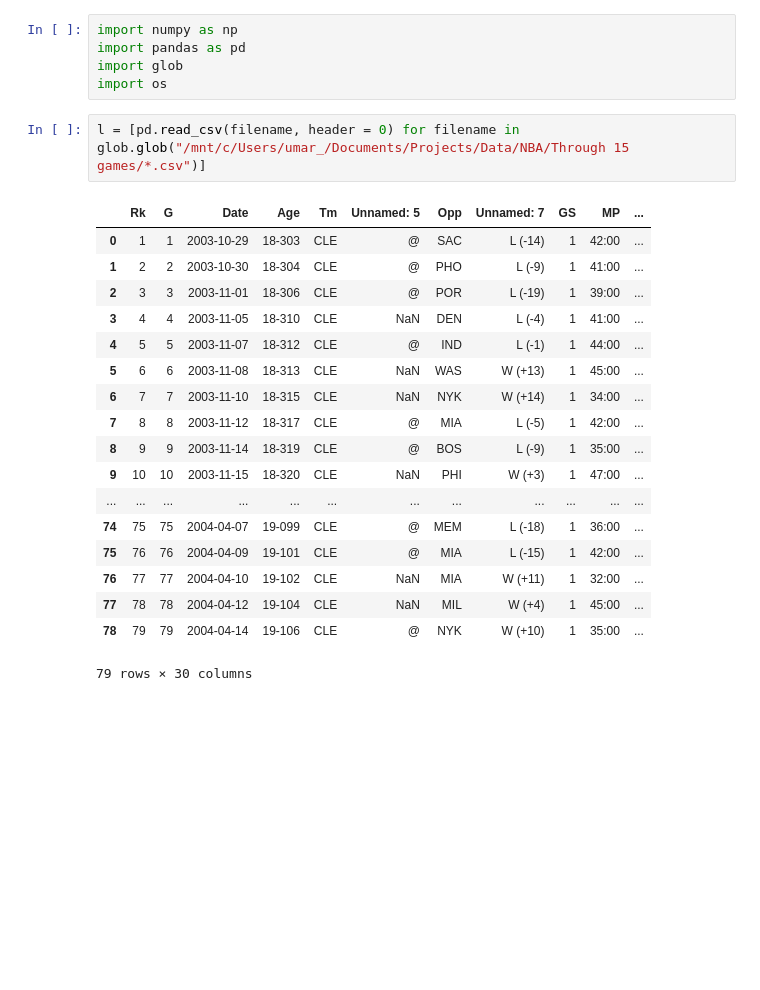
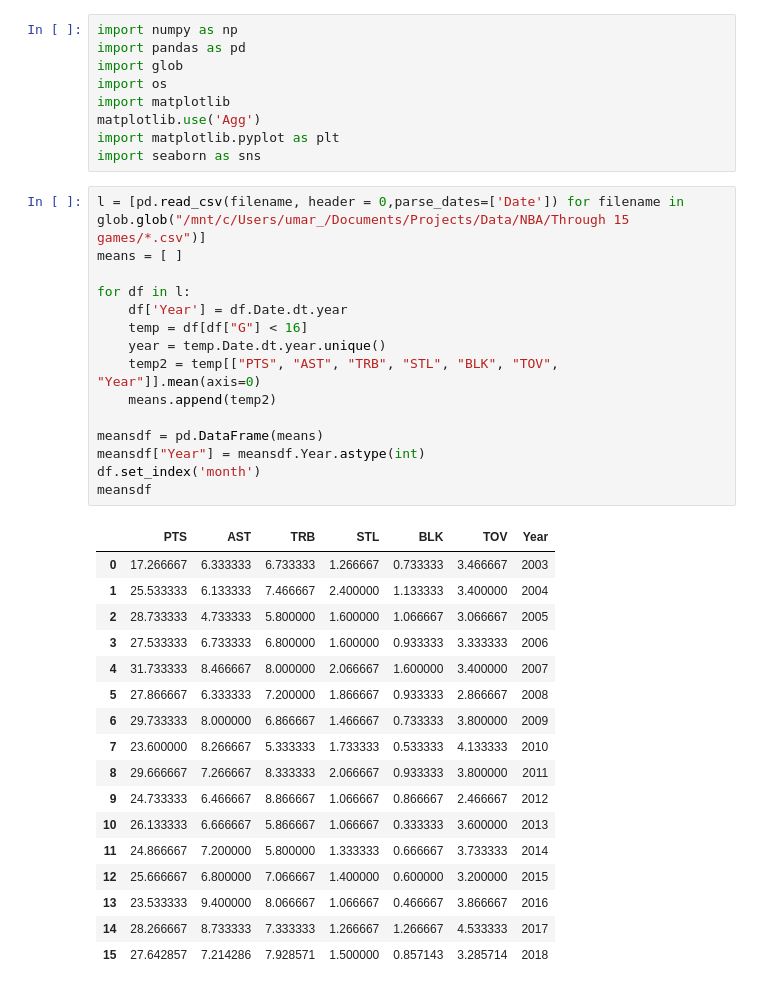
Before and after one commit to pabloarshid/NBAthrough15games, a Jupyter notebook: Untitled.ipynb, the cells around one changed output. Drawn from its saved outputs; the diff is of its cells as text; blank space fills up the shorter version.

Commit message:
cleaned Lebrons Data

```diff
--- a/Untitled.ipynb
+++ b/Untitled.ipynb
@@ -3,24 +3,40 @@ import numpy as np
 import pandas as pd
 import glob
 import os
+import matplotlib
+matplotlib.use('Agg')
+import matplotlib.pyplot as plt
+import seaborn as sns
 # %%
-l = [pd.read_csv(filename, header = 0) for filename in glob.glob("/mnt/c/Users/umar_/Documents/Projects/Data/NBA/Through 15 games/*.csv")]
+l = [pd.read_csv(filename, header = 0,parse_dates=['Date']) for filename in glob.glob("/mnt/c/Users/umar_/Documents/Projects/Data/NBA/Through 15 games/*.csv")]
+means = [ ]
+
+for df in l:
+    df['Year'] = df.Date.dt.year
+    temp = df[df["G"] < 16]
+    year = temp.Date.dt.year.unique()
+    temp2 = temp[["PTS", "AST", "TRB", "STL", "BLK", "TOV", "Year"]].mean(axis=0)
+    means.append(temp2)
+
+meansdf = pd.DataFrame(means)
+meansdf["Year"] = meansdf.Year.astype(int)
+df.set_index('month')
+meansdf
 # %% [output]
-|  | Rk | G | Date | Age | Tm | Unnamed: 5 | Opp | Unnamed: 7 | GS | MP | ... |
-| 0 | 1 | 1 | 2003-10-29 | 18-303 | CLE | @ | SAC | L (-14) | 1 | 42:00 | ... |
-| 1 | 2 | 2 | 2003-10-30 | 18-304 | CLE | @ | PHO | L (-9) | 1 | 41:00 | ... |
-| 2 | 3 | 3 | 2003-11-01 | 18-306 | CLE | @ | POR | L (-19) | 1 | 39:00 | ... |
-| 3 | 4 | 4 | 2003-11-05 | 18-310 | CLE | NaN | DEN | L (-4) | 1 | 41:00 | ... |
-| 4 | 5 | 5 | 2003-11-07 | 18-312 | CLE | @ | IND | L (-1) | 1 | 44:00 | ... |
-| 5 | 6 | 6 | 2003-11-08 | 18-313 | CLE | NaN | WAS | W (+13) | 1 | 45:00 | ... |
-| 6 | 7 | 7 | 2003-11-10 | 18-315 | CLE | NaN | NYK | W (+14) | 1 | 34:00 | ... |
-| 7 | 8 | 8 | 2003-11-12 | 18-317 | CLE | @ | MIA | L (-5) | 1 | 42:00 | ... |
-| 8 | 9 | 9 | 2003-11-14 | 18-319 | CLE | @ | BOS | L (-9) | 1 | 35:00 | ... |
-| 9 | 10 | 10 | 2003-11-15 | 18-320 | CLE | NaN | PHI | W (+3) | 1 | 47:00 | ... |
-| ... | ... | ... | ... | ... | ... | ... | ... | ... | ... | ... | ... |
-| 74 | 75 | 75 | 2004-04-07 | 19-099 | CLE | @ | MEM | L (-18) | 1 | 36:00 | ... |
-| 75 | 76 | 76 | 2004-04-09 | 19-101 | CLE | @ | MIA | L (-15) | 1 | 42:00 | ... |
-| 76 | 77 | 77 | 2004-04-10 | 19-102 | CLE | NaN | MIA | W (+11) | 1 | 32:00 | ... |
-| 77 | 78 | 78 | 2004-04-12 | 19-104 | CLE | NaN | MIL | W (+4) | 1 | 45:00 | ... |
-| 78 | 79 | 79 | 2004-04-14 | 19-106 | CLE | @ | NYK | W (+10) | 1 | 35:00 | ... |
+|  | PTS | AST | TRB | STL | BLK | TOV | Year |
+| 0 | 17.266667 | 6.333333 | 6.733333 | 1.266667 | 0.733333 | 3.466667 | 2003 |
+| 1 | 25.533333 | 6.133333 | 7.466667 | 2.400000 | 1.133333 | 3.400000 | 2004 |
+| 2 | 28.733333 | 4.733333 | 5.800000 | 1.600000 | 1.066667 | 3.066667 | 2005 |
+| 3 | 27.533333 | 6.733333 | 6.800000 | 1.600000 | 0.933333 | 3.333333 | 2006 |
+| 4 | 31.733333 | 8.466667 | 8.000000 | 2.066667 | 1.600000 | 3.400000 | 2007 |
+| 5 | 27.866667 | 6.333333 | 7.200000 | 1.866667 | 0.933333 | 2.866667 | 2008 |
+| 6 | 29.733333 | 8.000000 | 6.866667 | 1.466667 | 0.733333 | 3.800000 | 2009 |
+| 7 | 23.600000 | 8.266667 | 5.333333 | 1.733333 | 0.533333 | 4.133333 | 2010 |
+| 8 | 29.666667 | 7.266667 | 8.333333 | 2.066667 | 0.933333 | 3.800000 | 2011 |
+| 9 | 24.733333 | 6.466667 | 8.866667 | 1.066667 | 0.866667 | 2.466667 | 2012 |
+| 10 | 26.133333 | 6.666667 | 5.866667 | 1.066667 | 0.333333 | 3.600000 | 2013 |
+| 11 | 24.866667 | 7.200000 | 5.800000 | 1.333333 | 0.666667 | 3.733333 | 2014 |
+| 12 | 25.666667 | 6.800000 | 7.066667 | 1.400000 | 0.600000 | 3.200000 | 2015 |
+| 13 | 23.533333 | 9.400000 | 8.066667 | 1.066667 | 0.466667 | 3.866667 | 2016 |
+| 14 | 28.266667 | 8.733333 | 7.333333 | 1.266667 | 1.266667 | 4.533333 | 2017 |
+| 15 | 27.642857 | 7.214286 | 7.928571 | 1.500000 | 0.857143 | 3.285714 | 2018 |
-79 rows × 30 columns
```
Also changed, not shown: parts of 2 cells of this notebook, 1 other file.
